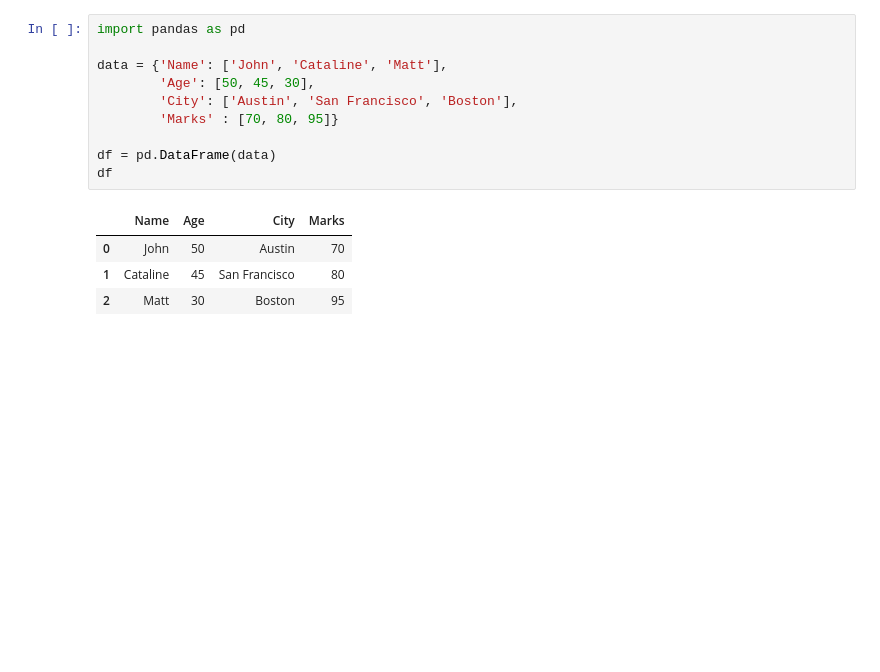
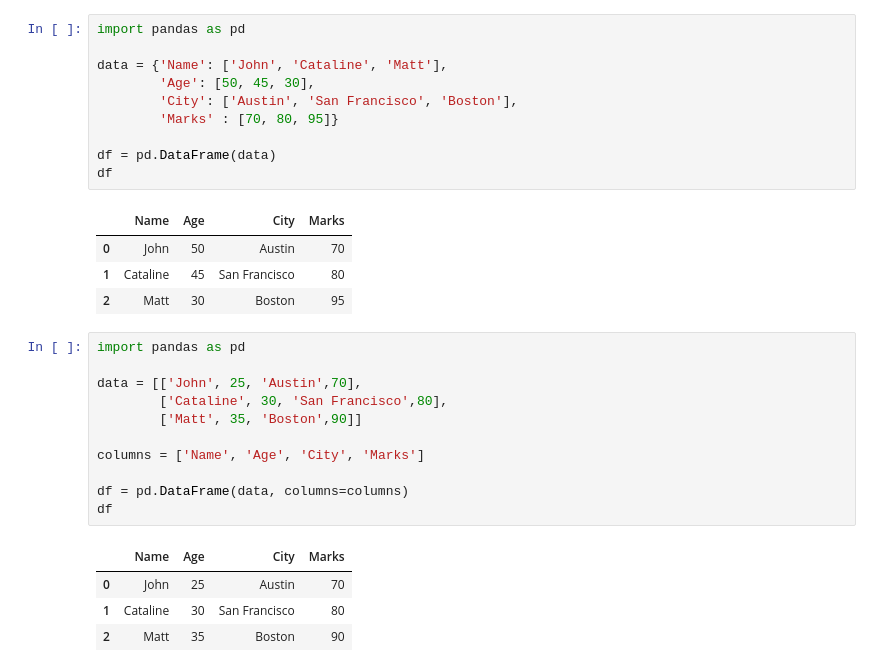
Before and after one commit to adityachodhry/python-Practice, a Jupyter notebook: Pandas/pandas_practices.ipynb, the cells around one changed output. Saved outputs shown, nothing was run; the diff lists cells and outputs as text; blank space fills up the shorter version.

Commit message:
Pandas Practices

```diff
--- a/Pandas/pandas_practices.ipynb
+++ b/Pandas/pandas_practices.ipynb
@@ -207,3 +207,19 @@ df
 | 0 | John | 50 | Austin | 70 |
 | 1 | Cataline | 45 | San Francisco | 80 |
 | 2 | Matt | 30 | Boston | 95 |
+# %%
+import pandas as pd
+
+data = [['John', 25, 'Austin',70],
+        ['Cataline', 30, 'San Francisco',80],
+        ['Matt', 35, 'Boston',90]]
+
+columns = ['Name', 'Age', 'City', 'Marks']
+
+df = pd.DataFrame(data, columns=columns)
+df
+# %% [output]
+|  | Name | Age | City | Marks |
+| 0 | John | 25 | Austin | 70 |
+| 1 | Cataline | 30 | San Francisco | 80 |
+| 2 | Matt | 35 | Boston | 90 |
```
